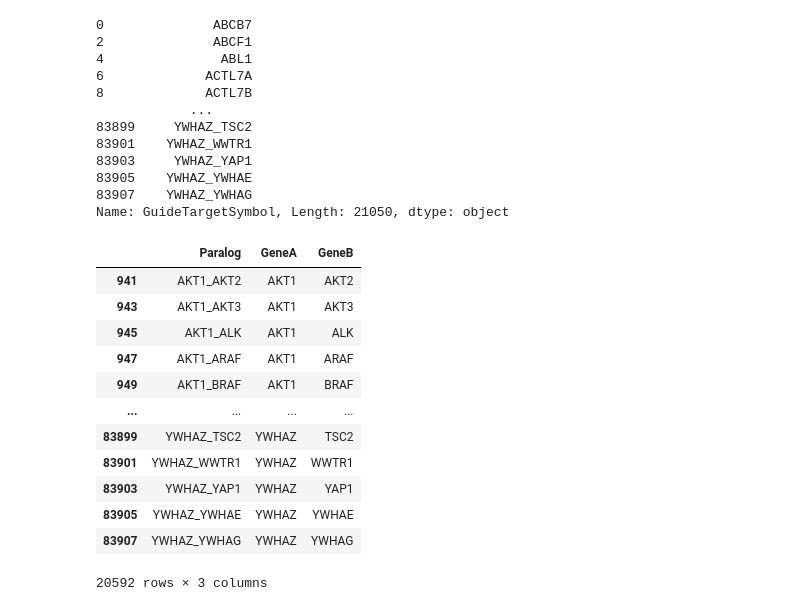
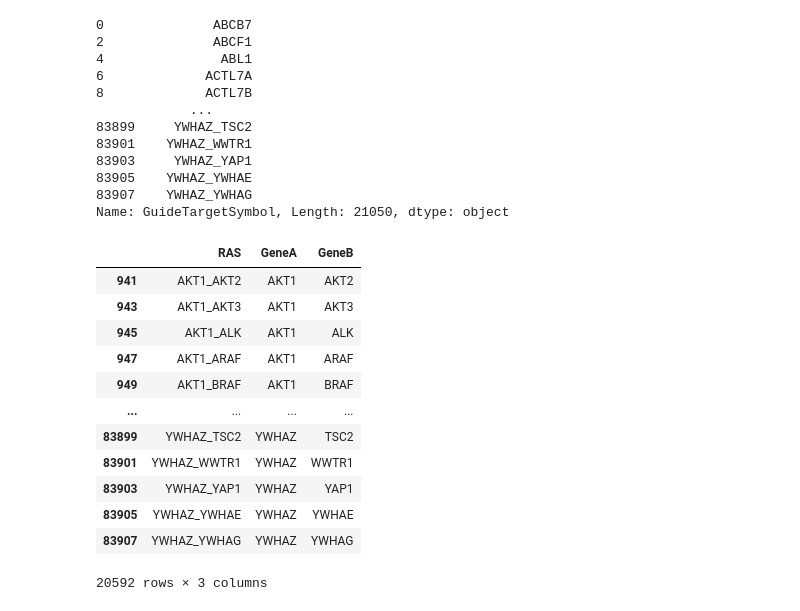
Before and after one commit to Wenwen777/RAS_pipeline, a Jupyter notebook: 01_Preprocessing.ipynb, the cells around one changed output. Cells and saved outputs as stored; diff of their text form; code cells hidden in the pictures.

```diff
--- a/01_Preprocessing.ipynb
+++ b/01_Preprocessing.ipynb
@@ -90,6 +90,6 @@ sorted(RASFullCounts.columns)
 # RASSequenceMap
 # %%
-RASSequenceMap= pd.read_csv('/home/ubuntu/paralog/ras_screens/analysis/RAS_sequence_map.csv')
+RASSequenceMap= pd.read_csv('/home/ubuntu/RAS/ras_screens/analysis/RAS_sequence_map.csv')
 RASSequenceMap
 # %% [output]
 |  | SequenceName | Cas | Days | Screen | CellLine | ScreenType | Replicates | Treatment | Source |
@@ -431,7 +431,7 @@ Name: RAS-pDNA, Length: 84200, dtype: float64
 RASGuideMap = (RASGuideMap.
     merge(RASFullCounts['RAS-pDNA'], left_on='GuideLabel', right_index=True, how='left')
 )
-RASGuideMap.loc[RASGuideMap['RAS-pDNA'] < 50, 'DropReasonsParalog'] = 'pDNA<50'
+RASGuideMap.loc[RASGuideMap['RAS-pDNA'] < 50, 'DropReasonsRAS'] = 'pDNA<50'
 # %%
 RASGuideMap
 # %% [output]
@@ -933,7 +933,7 @@ def conditional_replace(value):
         return 'AgreementScore<0.4'
     return value+';'+'AgreementScore<0.4'
 # %%
-RASGuideMap.loc[RASGuideMap['GuideLabel'].isin(low_agreement_guides), 'DropReasonsParalog'] = RASGuideMap.loc[RASGuideMap['GuideLabel'].isin(low_agreement_guides), 'DropReasonsParalog'].apply(conditional_replace)
+RASGuideMap.loc[RASGuideMap['GuideLabel'].isin(low_agreement_guides), 'DropReasonsRAS'] = RASGuideMap.loc[RASGuideMap['GuideLabel'].isin(low_agreement_guides), 'DropReasonsRAS'].apply(conditional_replace)
 # %%
 # Saving out
 chronos.write_hdf5(full_lfc_seq_sgrna, "RASFullLfcSgrnaSeq.hdf5")
@@ -1023,17 +1005,17 @@ RASGuideMap['GuideTargetSymbol'].drop_duplicates()
 Name: GuideTargetSymbol, Length: 21050, dtype: object
 # %%
 targets = RASGuideMap['GuideTargetSymbol'].drop_duplicates()
-targets_paralog = targets[targets.str.contains("_")]
+targets_RAS = targets[targets.str.contains("_")]
 targets_gene = targets[~targets.str.contains("_")]
-targets_paralog = pd.DataFrame({
-    'Paralog': targets_paralog,
-    'GeneA':  targets_paralog.str.split('_').str[0],
-    'GeneB':   targets_paralog.str.split('_').str[1],
+targets_RAS = pd.DataFrame({
+    'RAS': targets_RAS,
+    'GeneA':  targets_RAS.str.split('_').str[0],
+    'GeneB':   targets_RAS.str.split('_').str[1],
 })
 # %%
-targets_paralog #used to be 7916
+targets_RAS #used to be 7916
 # %% [output]
-|  | Paralog | GeneA | GeneB |
+|  | RAS | GeneA | GeneB |
 | 941 | AKT1_AKT2 | AKT1 | AKT2 |
 | 943 | AKT1_AKT3 | AKT1 | AKT3 |
 | 945 | AKT1_ALK | AKT1 | ALK |
```
Also changed, not shown: parts of 17 cells of this notebook, 1 other file.
